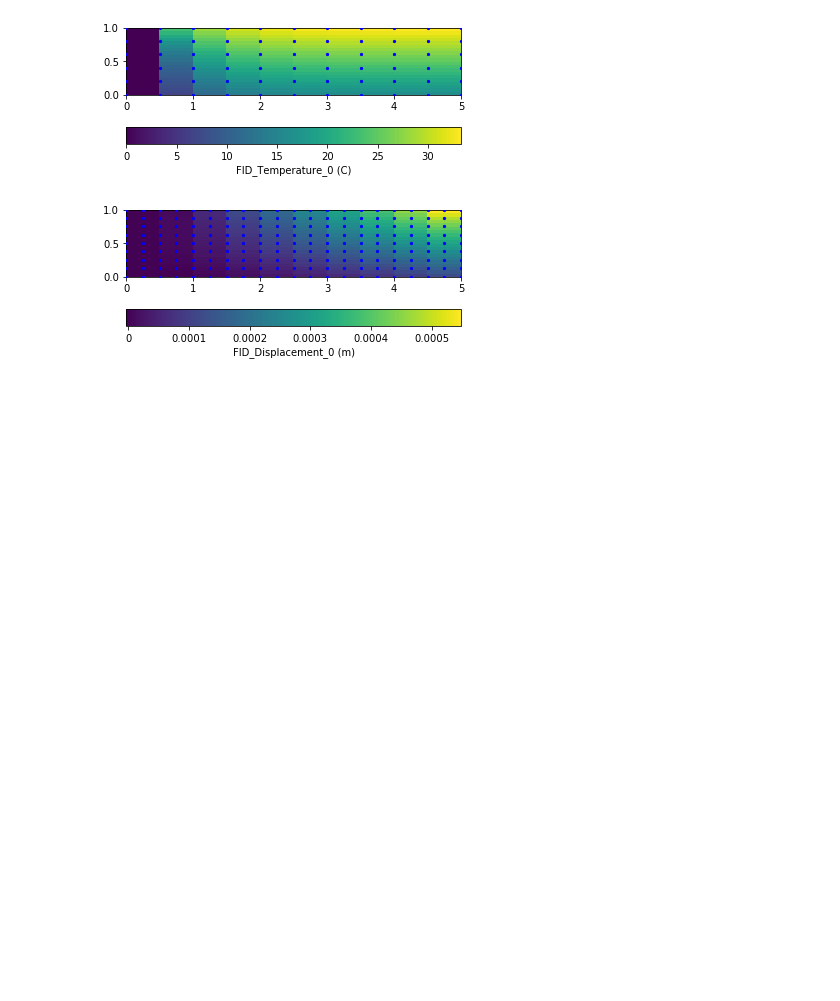
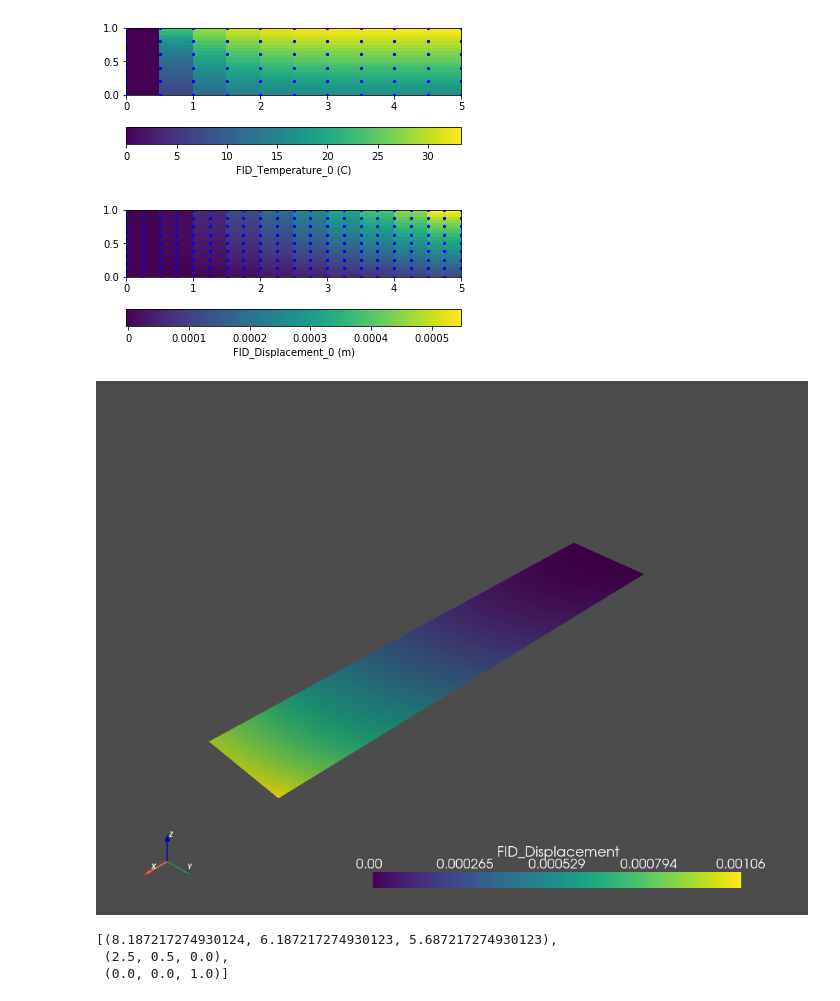
Before and after one commit to mupif/jupyter-demos, a Jupyter notebook: 202103-intro/thermomechanical_workflow.ipynb, the cells around one changed output. Saved outputs shown, nothing was run; the diff lists cells and outputs as text; code cells hidden in the pictures; blank space fills up the shorter version.

Commit message:
test pyvista

```diff
--- a/202103-intro/thermomechanical_workflow.ipynb
+++ b/202103-intro/thermomechanical_workflow.ipynb
@@ -85,3 +86,13 @@ f=mechanicalSolver.getField(fieldID=mp.FieldID.FID_Displacement,time=1.*mp.Q.s)
 f.plot2D()
 # %% [output]
 [figure]
+# %%
+import pyvista as pv
+f.toMeshioMesh().write('m.vtu')
+m2=pv.read('m.vtu')
+m2.plot()
+# %% [output]
+[figure, added]
+[(8.187217274930124, 6.187217274930123, 5.687217274930123),
+ (2.5, 0.5, 0.0),
+ (0.0, 0.0, 1.0)]
```
Also changed, not shown: parts of 3 cells of this notebook, 1 other file.
